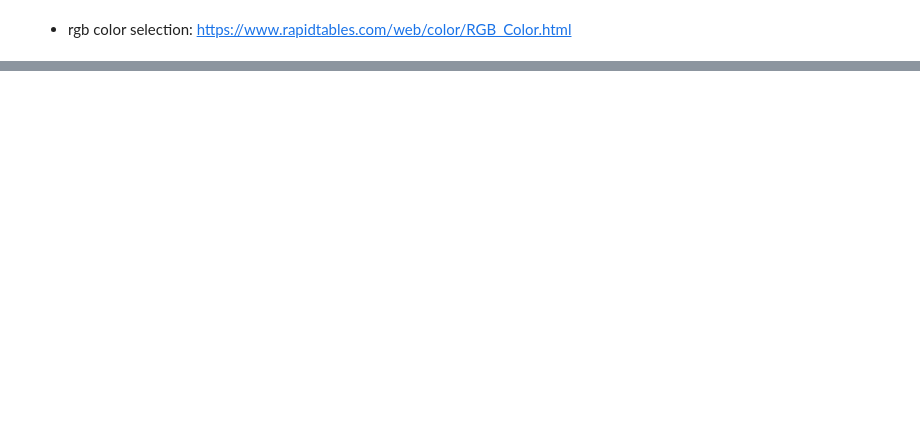
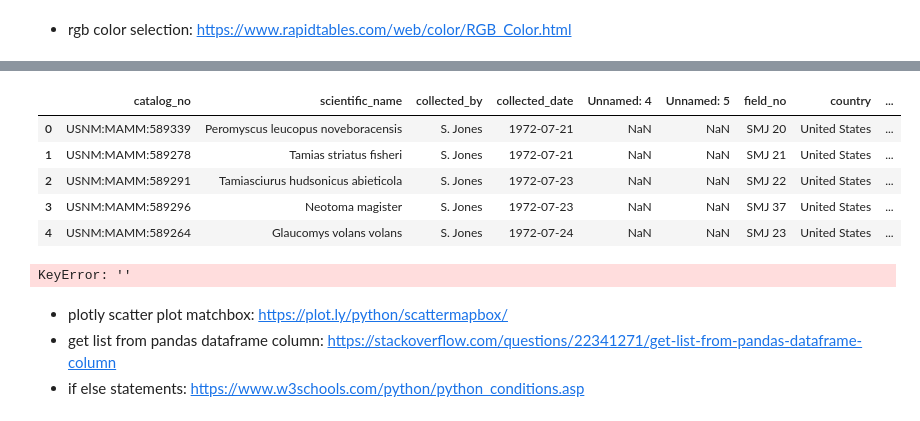
Before and after one commit to TianaCurry/AWHI-projects, a Jupyter notebook: AWHI_Geoplot_maps.ipynb, the cells around one changed output, grey strips where cells are left out. Cells and saved outputs as stored; diff of their text form; code cells hidden in the pictures; blank space fills up the shorter version.

```diff
--- a/AWHI_Geoplot_maps.ipynb
+++ b/AWHI_Geoplot_maps.ipynb
@@ -370,0 +463,39 @@ fig.show()
+# %%
+#Jones Scatter Plot Map
+
+jones_collector= pd.read_csv('jones_tidy_data_EMu.csv')
+jones_collector.head()
+# %% [output]
+|  | catalog_no | scientific_name | collected_by | collected_date | Unnamed: 4 | Unnamed: 5 | field_no | country | ... |
+| 0 | USNM:MAMM:589339 | Peromyscus leucopus noveboracensis | S. Jones | 1972-07-21 | NaN | NaN | SMJ 20 | United States | ... |
+| 1 | USNM:MAMM:589278 | Tamias striatus fisheri | S. Jones | 1972-07-21 | NaN | NaN | SMJ 21 | United States | ... |
+| 2 | USNM:MAMM:589291 | Tamiasciurus hudsonicus abieticola | S. Jones | 1972-07-23 | NaN | NaN | SMJ 22 | United States | ... |
+| 3 | USNM:MAMM:589296 | Neotoma magister | S. Jones | 1972-07-23 | NaN | NaN | SMJ 37 | United States | ... |
+| 4 | USNM:MAMM:589264 | Glaucomys volans volans | S. Jones | 1972-07-24 | NaN | NaN | SMJ 23 | United States | ... |
+# %%
+site_lat =jones_collector['']
+site_long =jones_collector['']
+location_name =jones_collector['state']
+
+mapbox_access_token = open(".mapbox_token").read()
+
+fig = go.Figure()
+
+fig.add_trace(go.Scattermapbox(
+        lat=site_lat,
+        lon=site_lon,
+        mode='markers',
+        marker=go.scattermapbox.Marker(
+            size=17,
+            color='rgb(255, 0, 0)',
+            opacity=0.7
+        ),
+        text=location_name,
+        hoverinfo='text'
+    ))
+# %% [output]
+KeyError: ''
+# %% [markdown]
+- plotly scatter plot matchbox: https://plot.ly/python/scattermapbox/
+- get list from pandas dataframe column: https://stackoverflow.com/questions/22341271/get-list-from-pandas-dataframe-column
+- if else statements: https://www.w3schools.com/python/python_conditions.asp
```
Also changed, not shown: parts of 11 cells of this notebook, 3 other files.
